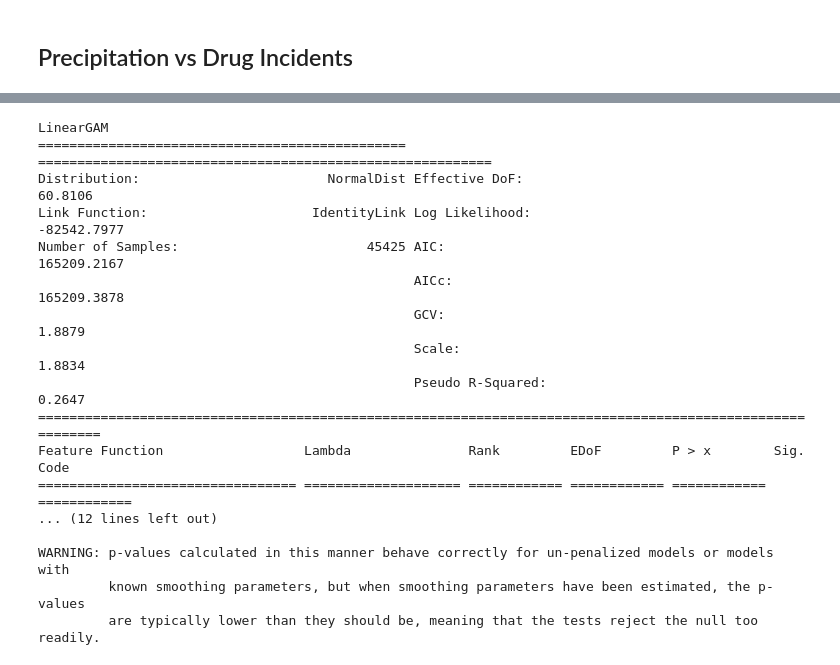
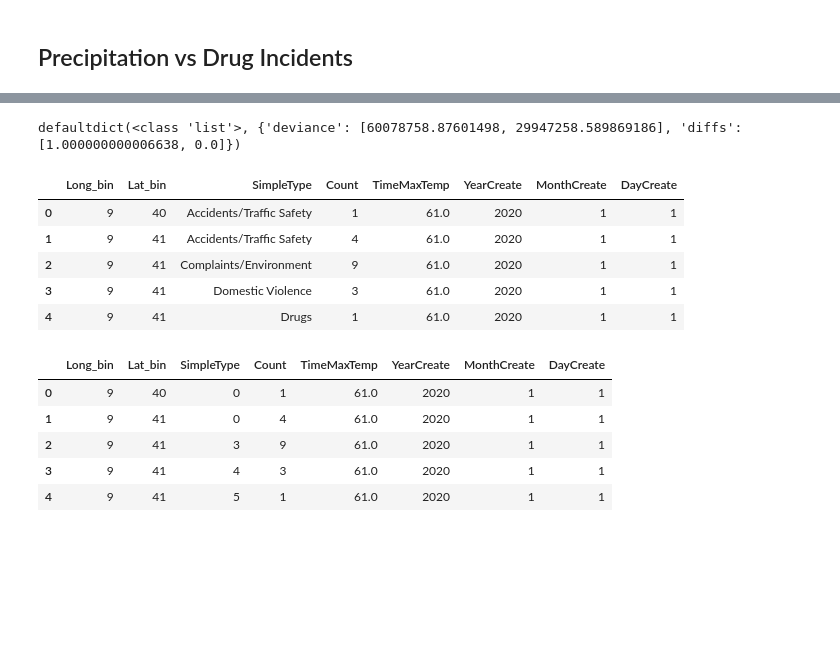
Before and after one commit to outlawhayden/weather-crime, a Jupyter notebook: notebooks/model_playground.ipynb, the cells around one changed output, grey strips where cells are left out. Cells and saved outputs as stored; diff of their text form; code cells hidden in the pictures; blank space fills up the shorter version.

```diff
--- a/notebooks/model_playground.ipynb
+++ b/notebooks/model_playground.ipynb
@@ -827,24 +831,44 @@ WARNING: p-values calculated in this manner behave correctly for un-penalized mo
          known smoothing parameters, but when smoothing parameters have been estimated, the p-values
          are typically lower than they should be, meaning that the tests reject the null too readily.
 None
+# %%
+print(precipgam.logs_)
+# %% [output]
+defaultdict(<class 'list'>, {'deviance': [60078758.87601498, 29947258.589869186], 'diffs': [1.000000000006638, 0.0]})
 # %%
-no_precipgam.summary()
+v_cfs_ml = cfs_ml
+
+
+v_cfs_ml_counts = v_cfs_ml[["DateCreate", "Long_bin", "Lat_bin", "NOPD_Item", "SimpleType"]].groupby(by = ["DateCreate", "Long_bin", "Lat_bin", "SimpleType"]).count().reset_index()
+
+
+v_cfs_ml_counts = v_cfs_ml_counts.merge(v_cfs_ml[["DateCreate", "TimeMaxTemp", "YearCreate", "MonthCreate", "DayCreate"]].groupby(by = "DateCreate").max(), how = 'left', on = "DateCreate",
+                                                  indicator = False, validate = "many_to_many").drop(["DateCreate"], axis = 1)
+
+v_cfs_ml_counts.columns = ['Long_bin', 'Lat_bin', 'SimpleType', 'Count', 'TimeMaxTemp', 'YearCreate', 'MonthCreate', 'DayCreate']
+
+v_cfs_ml_counts.head()
 # %% [output]
-LinearGAM
-=============================================== ==========================================================
-Distribution:                        NormalDist Effective DoF:                                     60.8106
-Link Function:                     IdentityLink Log Likelihood:                                -82542.7977
-Number of Samples:                        45425 AIC:                                           165209.2167
-                                                AICc:                                          165209.3878
-                                                GCV:                                                1.8879
-                                                Scale:                                              1.8834
-                                                Pseudo R-Squared:                                   0.2647
-==========================================================================================================
-Feature Function                  Lambda               Rank         EDoF         P > x        Sig. Code
-================================= ==================== ============ ============ ============ ============
-... (12 lines left out)
-
-WARNING: p-values calculated in this manner behave correctly for un-penalized models or models with
-         known smoothing parameters, but when smoothing parameters have been estimated, the p-values
-         are typically lower than they should be, meaning that the tests reject the null too readily.
+|  | Long_bin | Lat_bin | SimpleType | Count | TimeMaxTemp | YearCreate | MonthCreate | DayCreate |
+| 0 | 9 | 40 | Accidents/Traffic Safety | 1 | 61.0 | 2020 | 1 | 1 |
+| 1 | 9 | 41 | Accidents/Traffic Safety | 4 | 61.0 | 2020 | 1 | 1 |
+| 2 | 9 | 41 | Complaints/Environment | 9 | 61.0 | 2020 | 1 | 1 |
+| 3 | 9 | 41 | Domestic Violence | 3 | 61.0 | 2020 | 1 | 1 |
+| 4 | 9 | 41 | Drugs | 1 | 61.0 | 2020 | 1 | 1 |
+# %%
+from sklearn.preprocessing import LabelEncoder
+
+le = LabelEncoder()
+le.fit(v_cfs_ml_counts["SimpleType"])
+
+v_cfs_ml_counts["SimpleType"] = le.transform(v_cfs_ml_counts["SimpleType"])
+
+v_cfs_ml_counts.head()
+# %% [output]
+|  | Long_bin | Lat_bin | SimpleType | Count | TimeMaxTemp | YearCreate | MonthCreate | DayCreate |
+| 0 | 9 | 40 | 0 | 1 | 61.0 | 2020 | 1 | 1 |
+| 1 | 9 | 41 | 0 | 4 | 61.0 | 2020 | 1 | 1 |
+| 2 | 9 | 41 | 3 | 9 | 61.0 | 2020 | 1 | 1 |
+| 3 | 9 | 41 | 4 | 3 | 61.0 | 2020 | 1 | 1 |
+| 4 | 9 | 41 | 5 | 1 | 61.0 | 2020 | 1 | 1 |
 # %%
```
Also changed, not shown: parts of 10 cells of this notebook, 1 other file.
